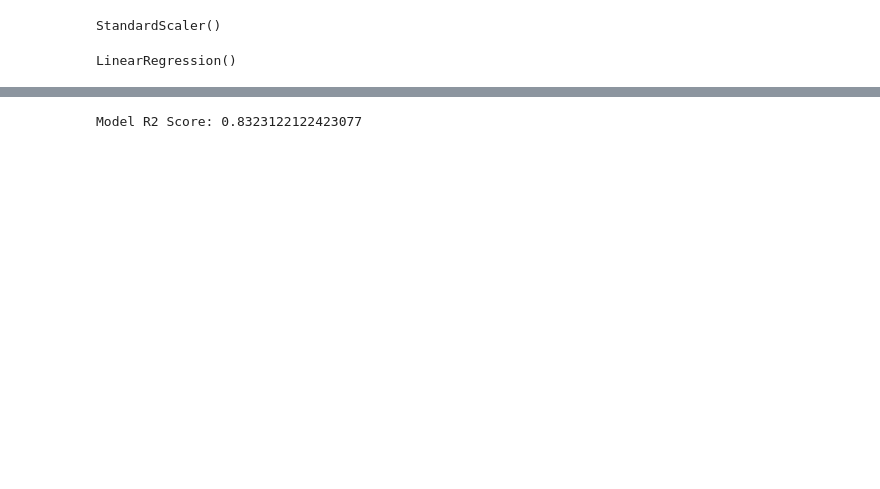
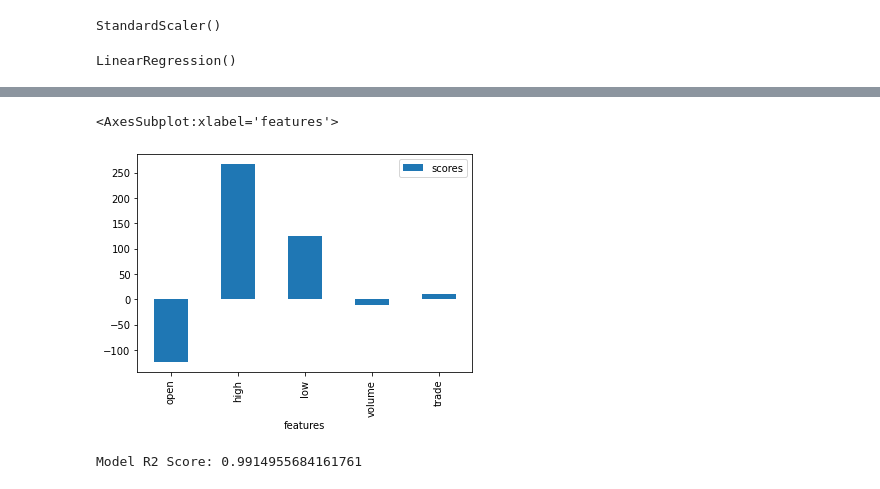
Before and after one commit to TomHOldershaw/Project4, a Jupyter notebook: Abz ethereum linear regression.ipynb, the cells around one changed output, grey strips where cells are left out. Cells and saved outputs as stored; diff of their text form; code cells hidden in the pictures; blank space fills up the shorter version.

```diff
--- a/Abz ethereum linear regression.ipynb
+++ b/Abz ethereum linear regression.ipynb
@@ -173,0 +229,3 @@ X_train, X_test, y_train, y_test = train_test_split(X, y, test_size = 0.2, rando
+# %%
+X_train, y_train = train.drop("close", axis=1), train[["close"]]
+X_test, y_test =  test.drop("close", axis=1), test[["close"]]
@@ -173,0 +266,3 @@ X_train, X_test, y_train, y_test = train_test_split(X, y, test_size = 0.2, rando
+# %%
+# Create model
+model = LinearRegression()
@@ -187,5 +286,5 @@ linReg = LinearRegression()
 # %%
 # Train the model
-linReg.fit(X_train_scaled, y_train)
+model.fit(X_train_scaled, y_train)
 # %% [output]
 LinearRegression()
@@ -191,0 +306,5 @@ LinearRegression()
+# %%
+data = pd.DataFrame()
+data["scores"] = model.coef_[0]
+data["features"] = X_train.columns.tolist()
+data
@@ -192,9 +318,14 @@ LinearRegression()
+# %%
+data.plot(kind="bar", x="features", y="scores")
+# %% [output]
+<AxesSubplot:xlabel='features'>
+[figure, added]
 # %%
 #print confindence score
-model_score = linReg.score(X_test_scaled, y_test)
+model_score = model.score(X_test_scaled, y_test)
 
 print(f"Model R2 Score: {model_score}")
 # %% [output]
-Model R2 Score: 0.8323122122423077
+Model R2 Score: 0.9914955684161761
 # %%
 # Create a variable called X_project and set it equal to the last 14 rows of the original dataset
```
Also changed, not shown: parts of 30 cells of this notebook.
